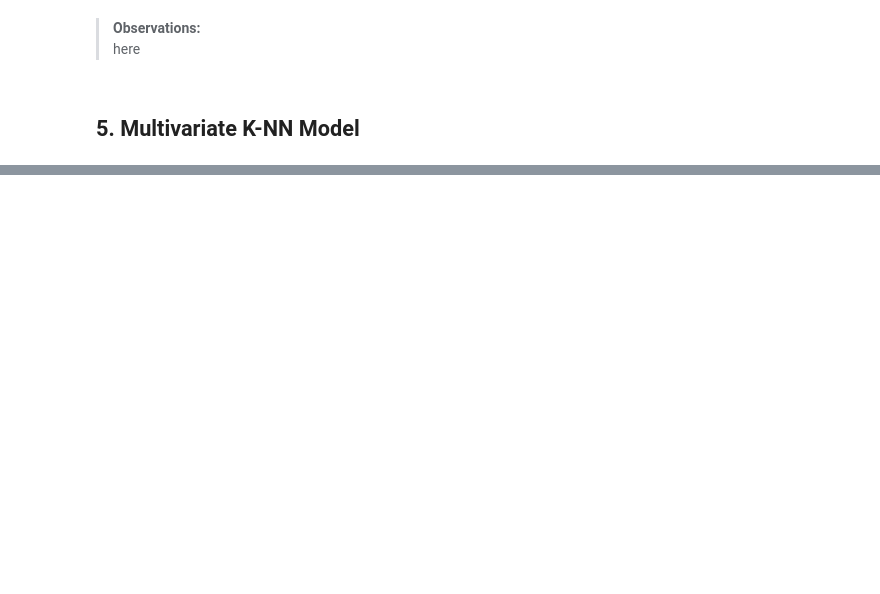
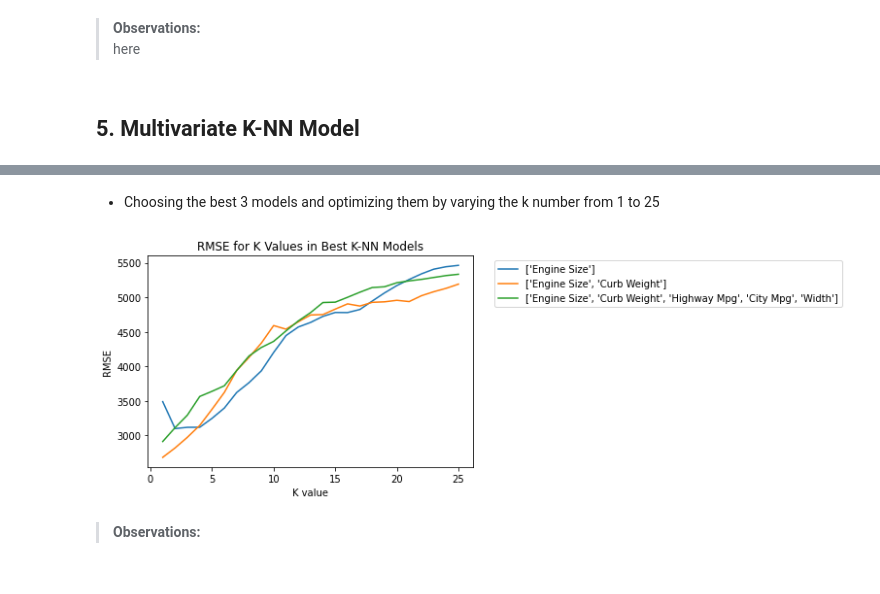
Before and after one commit to ofeliiaB/predicting_car_prices_with_k-nn, a Jupyter notebook: Car_price_prediction_KNN.ipynb, the cells around one changed output, grey strips where cells are left out. Drawn from its saved outputs; the diff is of its cells as text; code cells hidden in the pictures; blank space fills up the shorter version.

Commit message:
created multivariate model

```diff
--- a/Car_price_prediction_KNN.ipynb
+++ b/Car_price_prediction_KNN.ipynb
@@ -642,0 +709,3 @@ iplot(fig)
+# %%
+multi_rmse_result = multi_knn_train_test(ordinal[:-1], "price", ordinal_cars, [5])
+multi_rmse_result
@@ -642,0 +747,20 @@ iplot(fig)
+# %%
+color1 = 'white'
+color2 = 'lightgrey'
+header_color = "lightblue"
+
+def format_feature_names(lst):
+    new_lst = []
+    for i in lst:
+        i = i.replace("[", " ").replace("]", " ").replace("_", " ").replace("\'", " ").title()
+        new_lst.append(i)
+    return new_lst
+
+feature_combinations = [format_feature_names(x) for x in feature_combinations]
+
+fig = go.Figure(data=[go.Table(
+    header=dict(values=["Parameters","RMSE"],
+                fill_color=header_color),
+    cells=dict(values=[feature_combinations, values],
+              fill_color = [[color1, color2]*10])) ])
+iplot(fig)
@@ -642,0 +769,26 @@ iplot(fig)
+# %% [markdown]
+- Choosing the best 3 models and optimizing them by varying the k number from 1 to 25
+# %%
+best_1 = ["engine_size"]
+best_feature_combinations = [best_1, best_2, best_5]
+k_nums = [i for i in range(26)][1:]
+
+for best_feature_combination in best_feature_combinations:
+    multi_rmse_result = multi_knn_train_test(best_feature_combination, "price", ordinal_cars, k_nums)
+
+    x = list(multi_rmse_result.keys())
+    y = list(multi_rmse_result.values())
+
+
+    best_feature_combination = format_feature_names(best_feature_combination)
+    plt.plot(x,y, label="{}".format(best_feature_combination))
+
+    plt.xlabel("K value")
+    plt.ylabel("RMSE")
+    plt.title("RMSE for K Values in Best K-NN Models")
+    plt.legend( bbox_to_anchor=(1.05, 1), loc='upper left')
+# %% [output]
+[figure, added]
+# %% [markdown]
+> **Observations:**
+<br>
```
Also changed, not shown: parts of 20 cells of this notebook.
